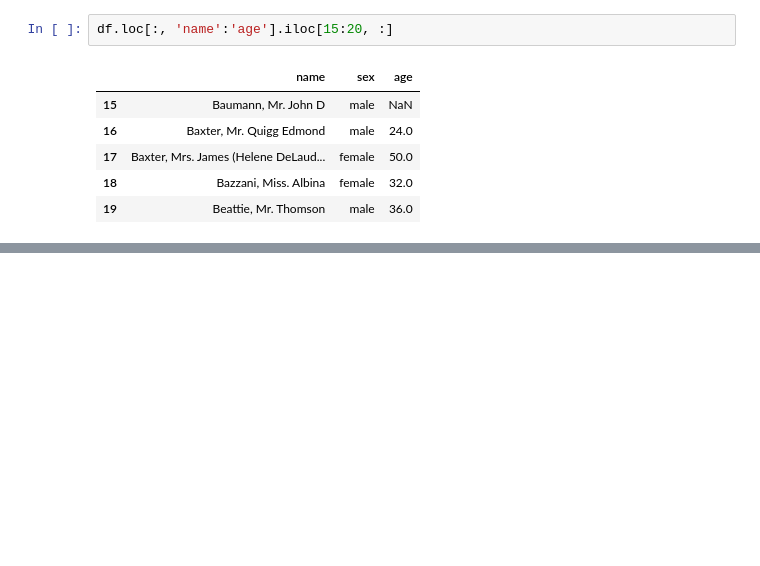
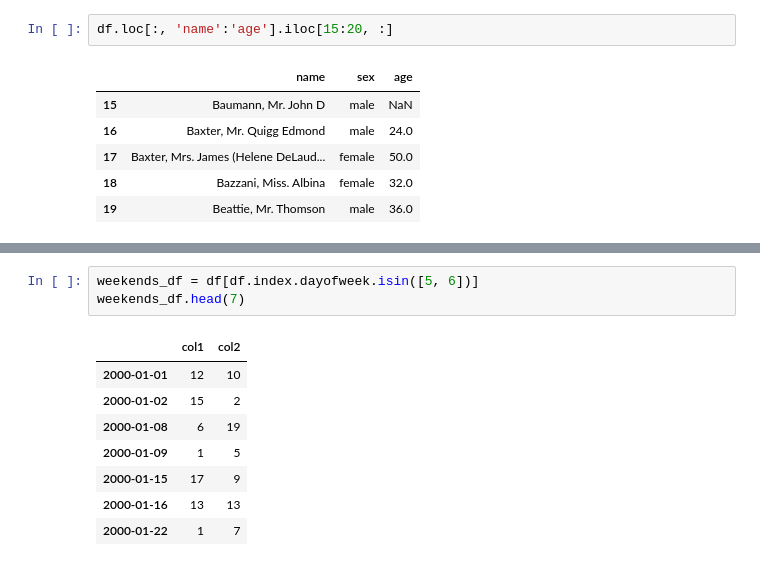
Before and after one commit to boedybios/pandas_tricks, a Jupyter notebook: pandas_tricks.ipynb, the cells around one changed output, grey strips where cells are left out. Cells and saved outputs as stored; diff of their text form; blank space fills up the shorter version.

```diff
--- a/pandas_tricks.ipynb
+++ b/pandas_tricks.ipynb
@@ -2975,0 +3029,12 @@ df.loc[:, 'name':'age'].iloc[15:20, :]
+# %%
+weekends_df = df[df.index.dayofweek.isin([5, 6])]
+weekends_df.head(7)
+# %% [output]
+|  | col1 | col2 |
+| 2000-01-01 | 12 | 10 |
+| 2000-01-02 | 15 | 2 |
+| 2000-01-08 | 6 | 19 |
+| 2000-01-09 | 1 | 5 |
+| 2000-01-15 | 17 | 9 |
+| 2000-01-16 | 13 | 13 |
+| 2000-01-22 | 1 | 7 |
```
Also changed, not shown: parts of 93 cells of this notebook.
